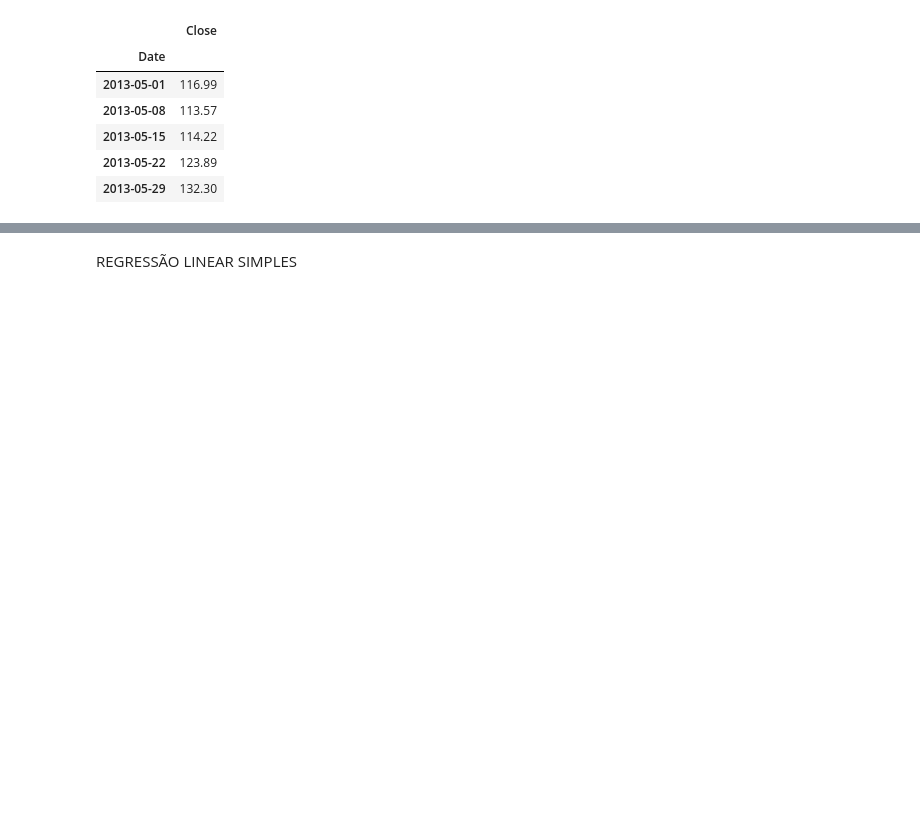
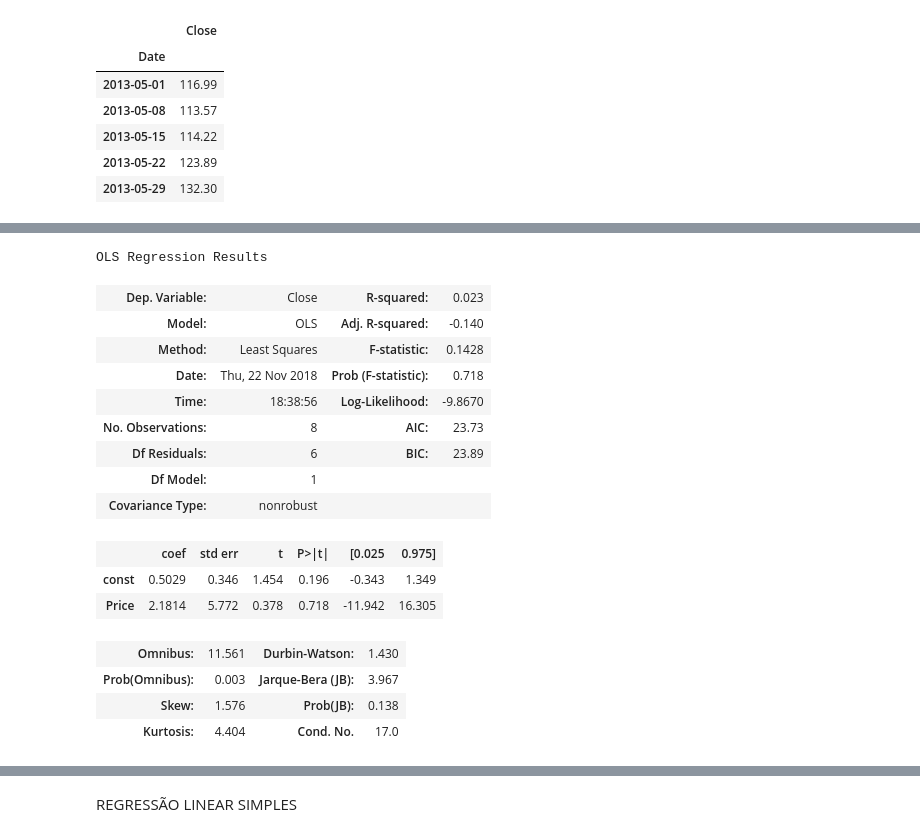
Before and after one commit to lucasmuchaluat/PROJETO-3---CIENCIA-DOS-DADOS, a Jupyter notebook: Crypto_Currency_Projeto_3.ipynb, the cells around one changed output, grey strips where cells are left out. Cells and saved outputs as stored; diff of their text form; code cells hidden in the pictures; blank space fills up the shorter version.

```diff
--- a/Crypto_Currency_Projeto_3.ipynb
+++ b/Crypto_Currency_Projeto_3.ipynb
@@ -287,0 +412,24 @@ df.head()
+# %%
+Semestral = bitcoin_market_info_Anual.join(Ouro_Anual, how='inner', lsuffix='_btc', rsuffix='_gold').dropna()
+Y = Semestral['Close']#DeltaBit
+X = Semestral['Price']#PreçoMensal
+Resultado = regress(X,Y)
+Resultado.summary()
+# %% [output]
+OLS Regression Results
+| Dep. Variable: | Close | R-squared: | 0.023 |
+| Model: | OLS | Adj. R-squared: | -0.140 |
+| Method: | Least Squares | F-statistic: | 0.1428 |
+| Date: | Thu, 22 Nov 2018 | Prob (F-statistic): | 0.718 |
+| Time: | 18:38:56 | Log-Likelihood: | -9.8670 |
+| No. Observations: | 8 | AIC: | 23.73 |
+| Df Residuals: | 6 | BIC: | 23.89 |
+| Df Model: | 1 |  |  |
+| Covariance Type: | nonrobust |  |  |
+|  | coef | std err | t | P>|t| | [0.025 | 0.975] |
+| const | 0.5029 | 0.346 | 1.454 | 0.196 | -0.343 | 1.349 |
+| Price | 2.1814 | 5.772 | 0.378 | 0.718 | -11.942 | 16.305 |
+| Omnibus: | 11.561 | Durbin-Watson: | 1.430 |
+| Prob(Omnibus): | 0.003 | Jarque-Bera (JB): | 3.967 |
+| Skew: | 1.576 | Prob(JB): | 0.138 |
+| Kurtosis: | 4.404 | Cond. No. | 17.0 |
```
Also changed, not shown: parts of 31 cells of this notebook.
